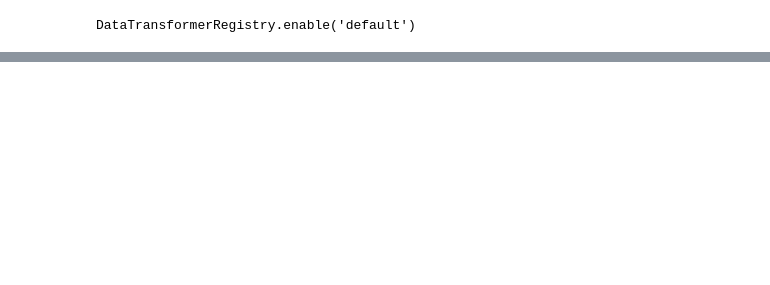
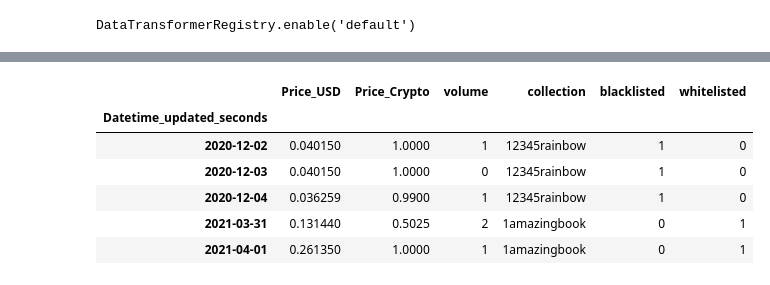
Before and after one commit to olmosjorge28/SMU_MSDS_CAPSTONE_2022, a Jupyter notebook: Andy_Modeling.ipynb, the cells around one changed output, grey strips where cells are left out. Saved outputs shown, nothing was run; the diff lists cells and outputs as text; code cells hidden in the pictures; blank space fills up the shorter version.

```diff
--- a/Andy_Modeling.ipynb
+++ b/Andy_Modeling.ipynb
@@ -459,0 +248,10 @@ timeseries[2000]
+# %%
+full_dataset.head()
+# %% [output]
+|  | Price_USD | Price_Crypto | volume | collection | blacklisted | whitelisted |
+| Datetime_updated_seconds |  |  |  |  |  |  |
+| 2020-12-02 | 0.040150 | 1.0000 | 1 | 12345rainbow | 1 | 0 |
+| 2020-12-03 | 0.040150 | 1.0000 | 0 | 12345rainbow | 1 | 0 |
+| 2020-12-04 | 0.036259 | 0.9900 | 1 | 12345rainbow | 1 | 0 |
+| 2021-03-31 | 0.131440 | 0.5025 | 2 | 1amazingbook | 0 | 1 |
+| 2021-04-01 | 0.261350 | 1.0000 | 1 | 1amazingbook | 0 | 1 |
```
Also changed, not shown: parts of 49 cells of this notebook.
